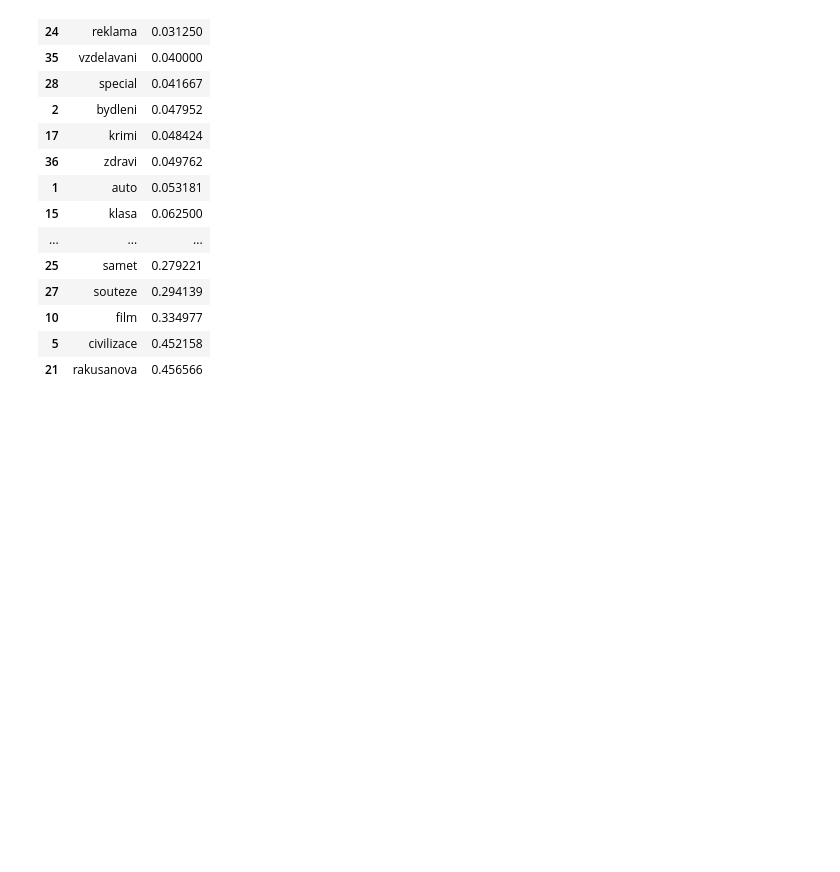
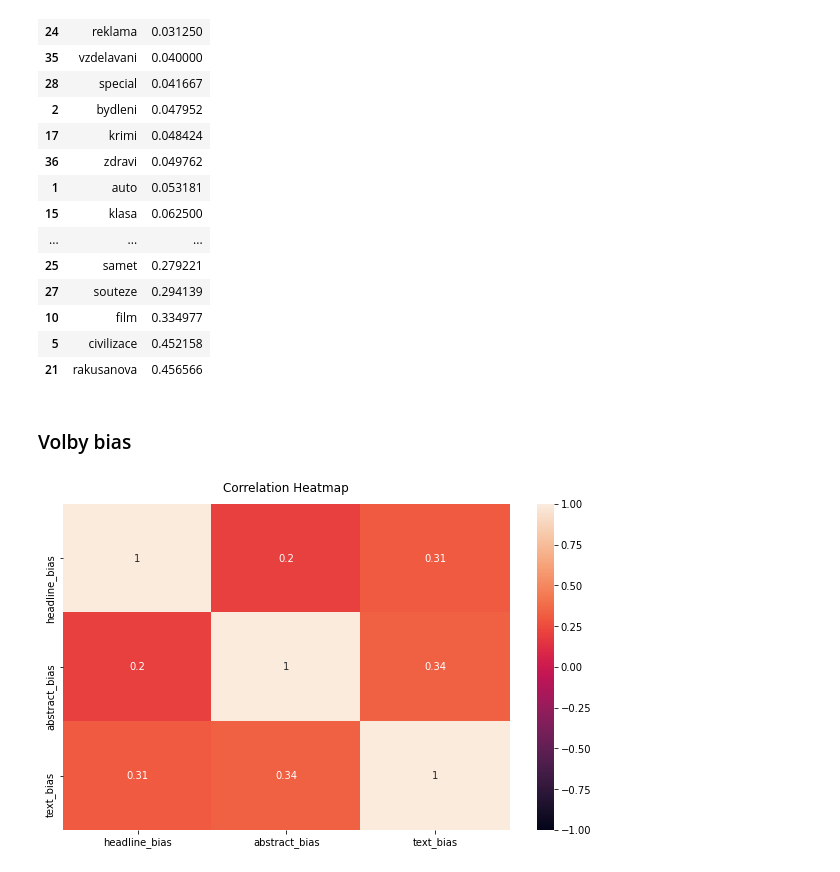
Before and after one commit to horychtom/czech-media-bias-detection, a Jupyter notebook: notebooks/media/full_pipeline/inference_experiments.ipynb, the cells around one changed output. Saved outputs shown, nothing was run; the diff lists cells and outputs as text; code cells hidden in the pictures; blank space fills up the shorter version.

```diff
--- a/notebooks/media/full_pipeline/inference_experiments.ipynb
+++ b/notebooks/media/full_pipeline/inference_experiments.ipynb
@@ -288,3 +288,18 @@ df_sections.sort_values(by='text_bias')
 | 10 | film | 0.334977 |
 | 5 | civilizace | 0.452158 |
 | 21 | rakusanova | 0.456566 |
+# %% [markdown]
+### Volby bias
+# %%
+data = pd.read_csv('denik_data_w_commentary.csv')
+data = data[data['section']!='komentare']
+data = data[data['section']!='fejeton']
+# %%
+data['headline_bias'] = data['headline_bias'].apply(lambda x: 1 if x >= 0.5 else 0)
+# %%
+df = data[['headline_bias','abstract_bias','text_bias']]
+plt.figure(figsize=(10, 6))
+heatmap = sns.heatmap(df.corr(), vmin=-1, vmax=1, annot=True)
+heatmap.set_title('Correlation Heatmap', fontdict={'fontsize':12}, pad=12);
+# %% [output]
+[figure, added]
```
Also changed, not shown: parts of 37 cells of this notebook.
